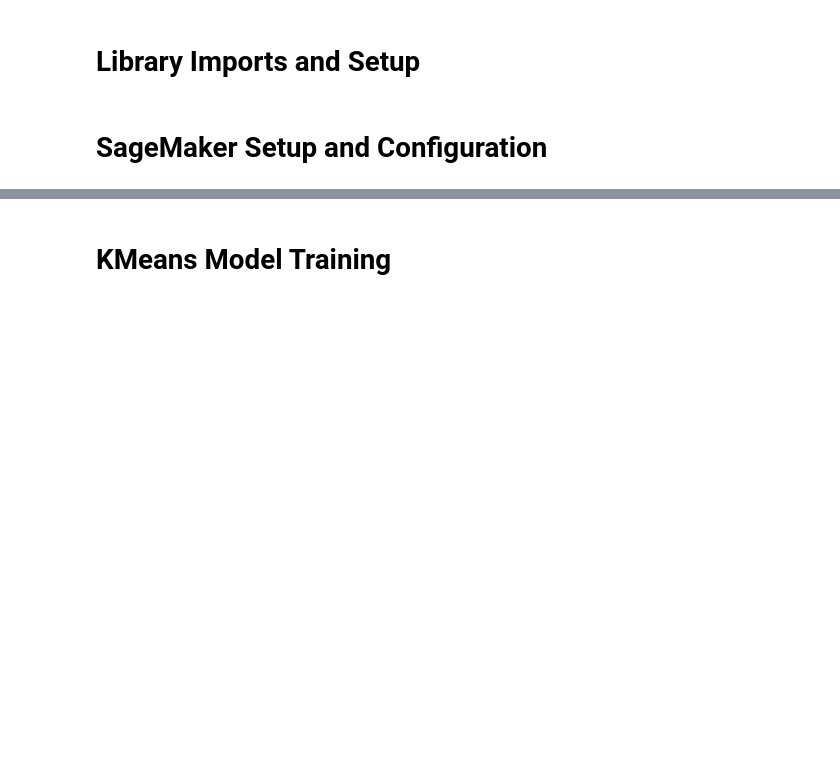
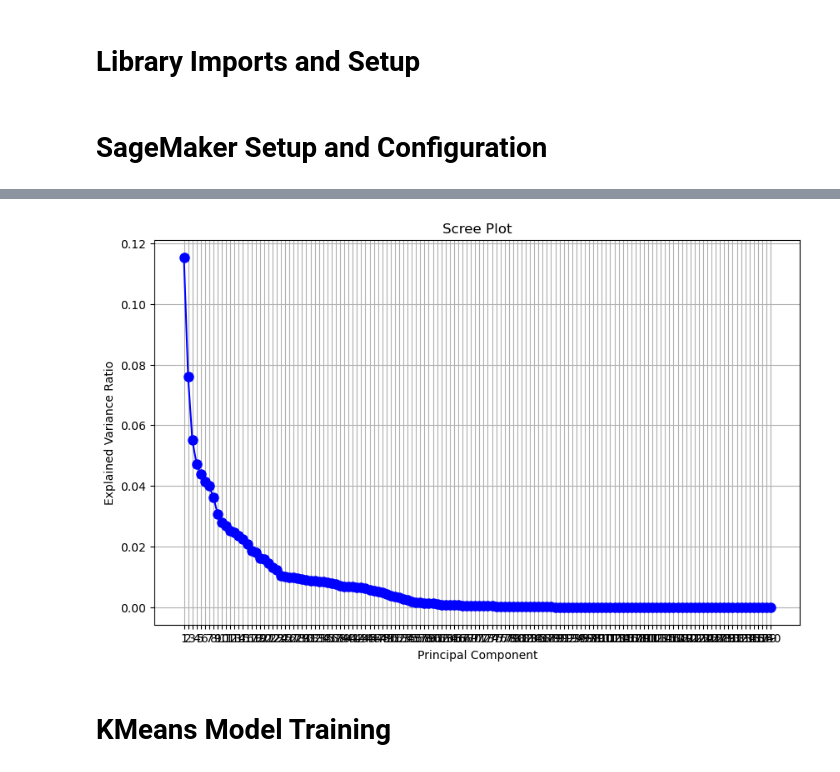
Before and after one commit to Hackyeahh/comm493-cloud-crusaders, a Jupyter notebook: main clustering.ipynb, the cells around one changed output, grey strips where cells are left out. Cells and saved outputs as stored; diff of their text form; code cells hidden in the pictures; blank space fills up the shorter version.

Commit message:
scree graphs and stuff

```diff
--- a/main clustering.ipynb
+++ b/main clustering.ipynb
@@ -522,3 +537,26 @@ plt.show()
+# %%
+from sklearn.decomposition import PCA
+import matplotlib.pyplot as plt
+import numpy as np
+
+# Fit PCA on the normalized data 'rdf'
+pca = PCA()
+pca.fit(rdf)
+
+# Get the explained variance ratio for each component
+explained_variance = pca.explained_variance_ratio_
+
+# Generate the scree plot
+plt.figure(figsize=(10, 6))
+plt.plot(np.arange(1, len(explained_variance) + 1), explained_variance, 'bo-', markersize=8)
+plt.xlabel('Principal Component')
+plt.ylabel('Explained Variance Ratio')
+plt.title('Scree Plot')
+plt.xticks(np.arange(1, len(explained_variance) + 1))
+plt.grid(True)
+plt.show()
+# %% [output]
+[figure, added]
 # %% [markdown]
 # KMeans Model Training
 # %%
```
Also changed, not shown: parts of 4 cells of this notebook.
